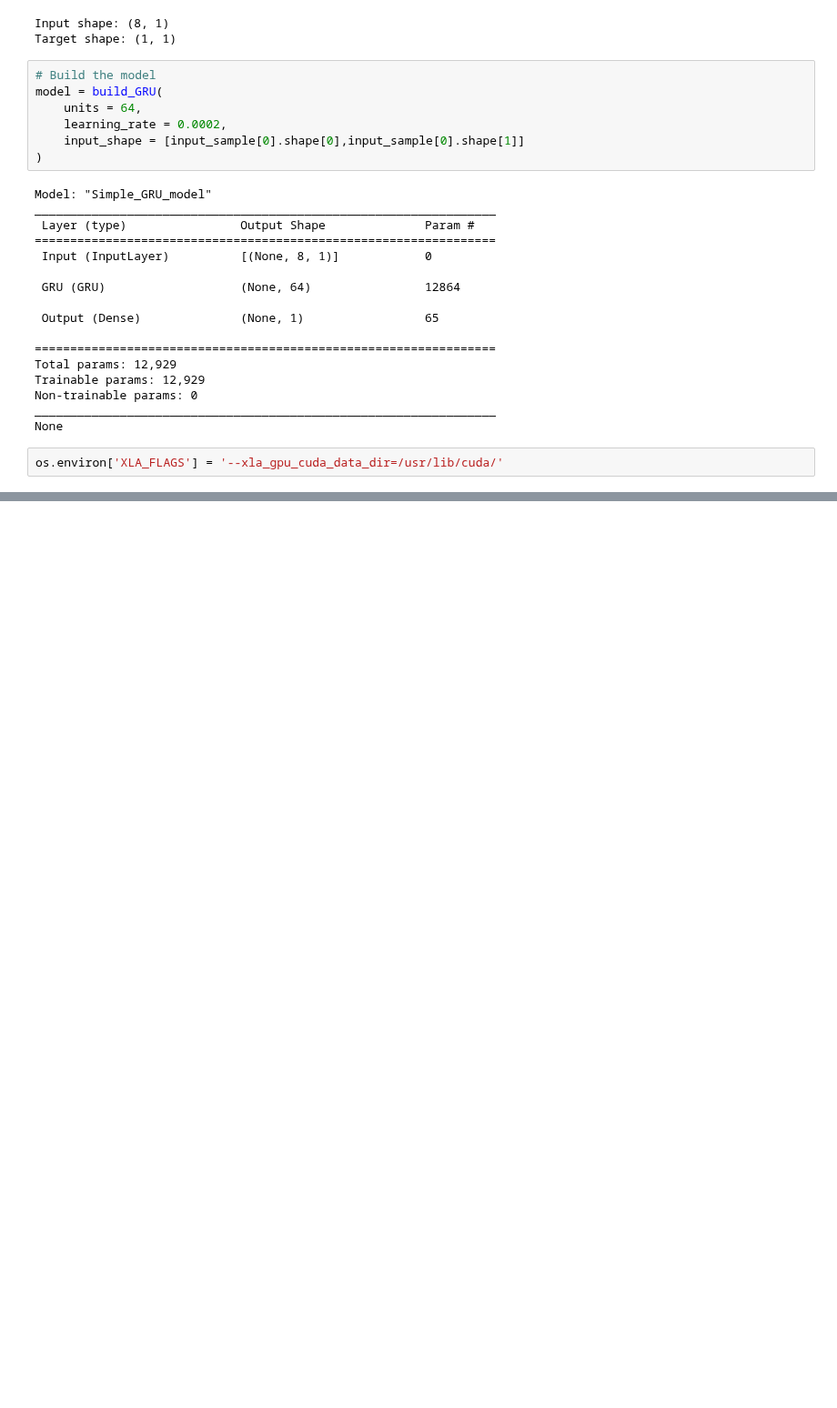
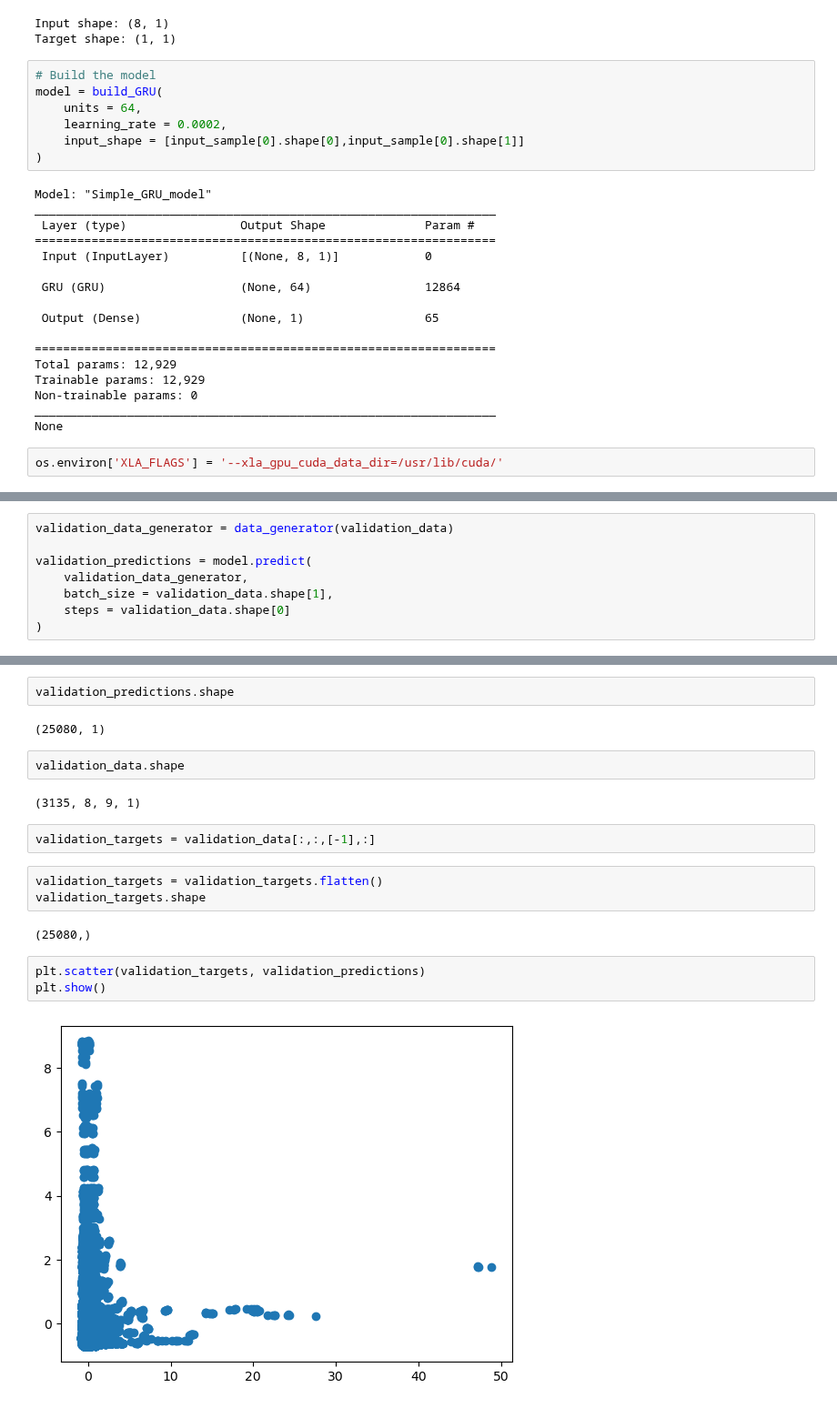
Before and after one commit to gperdrizet/kaggle_microbusiness, a Jupyter notebook: notebooks/15.1-GRU_model_testing.ipynb, the cells around one changed output, grey strips where cells are left out. Shown at 91% size. Drawn from its saved outputs; the diff is of its cells as text; blank space fills up the shorter version.

Commit message:
Added basic forecast and comparison of true with predicted values using scatterplot.

```diff
--- a/notebooks/15.1-GRU_model_testing.ipynb
+++ b/notebooks/15.1-GRU_model_testing.ipynb
@@ -300,0 +301,8 @@ plt.show()
+# %%
+validation_data_generator = data_generator(validation_data)
+
+validation_predictions = model.predict(
+    validation_data_generator,
+    batch_size = validation_data.shape[1],
+    steps = validation_data.shape[0]
+)
@@ -300,0 +311,20 @@ plt.show()
+# %%
+validation_predictions.shape
+# %% [output]
+(25080, 1)
+# %%
+validation_data.shape
+# %% [output]
+(3135, 8, 9, 1)
+# %%
+validation_targets = validation_data[:,:,[-1],:]
+# %%
+validation_targets = validation_targets.flatten()
+validation_targets.shape
+# %% [output]
+(25080,)
+# %%
+plt.scatter(validation_targets, validation_predictions)
+plt.show()
+# %% [output]
+[figure, added]
```
Also changed, not shown: parts of 3 cells of this notebook.
